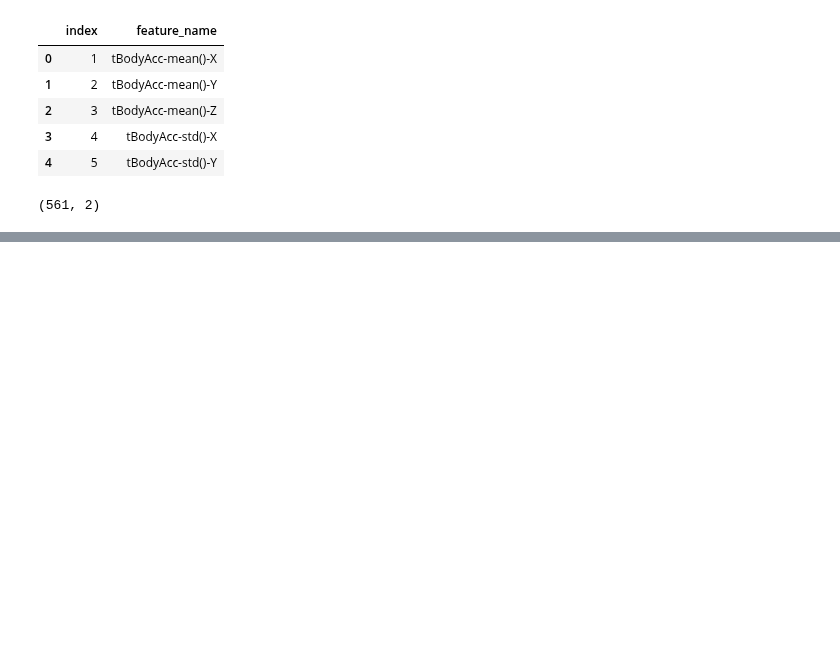
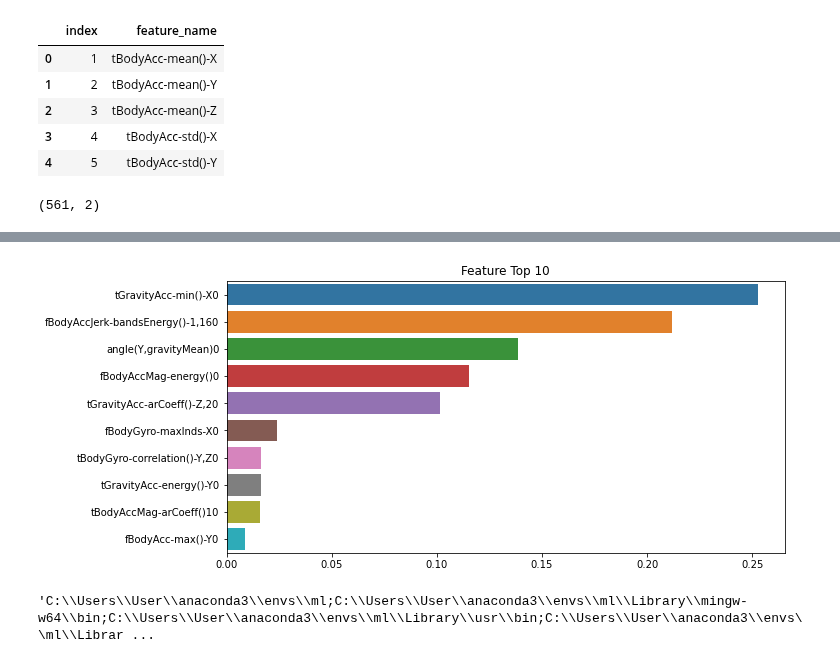
Before and after one commit to soxxun/python, a Jupyter notebook: 20220308/20220308.ipynb, the cells around one changed output, grey strips where cells are left out. Cells and saved outputs as stored; diff of their text form; code cells hidden in the pictures; blank space fills up the shorter version.

```diff
--- a/20220308/20220308.ipynb
+++ b/20220308/20220308.ipynb
@@ -319,0 +368,2 @@ new_feature_name_df.head(50)
+# %%
+grid_cv.fit(x_train,y_train)
@@ -319,0 +409,2 @@ new_feature_name_df.head(50)
+# %%
+best_dt_HAR =  grid_cv.best_estimator_
@@ -319,0 +442,13 @@ new_feature_name_df.head(50)
+# %%
+feature_importance_values = best_dt_HAR.feature_importances_
+feature_importance_values_s = pd.Series(feature_importance_values, index=x_train.columns)
+# %%
+# top 10
+feature_toop10 =  feature_importance_values_s.sort_values(ascending=False)[:10]
+# %%
+plt.figure(figsize=(10,5))
+plt.title('Feature Top 10')
+sns.barplot(x = feature_toop10,y=feature_toop10.index)
+plt.show()
+# %% [output]
+[figure, added]
@@ -319,0 +458,4 @@ new_feature_name_df.head(50)
+# %%
+os.environ["PATH"]
+# %% [output]
+'C:\\Users\\User\\anaconda3\\envs\\ml;C:\\Users\\User\\anaconda3\\envs\\ml\\Library\\mingw-w64\\bin;C:\\Users\\User\\anaconda3\\envs\\ml\\Library\\usr\\bin;C:\\Users\\User\\anaconda3\\envs\\ml\\Librar ...
```
Also changed, not shown: parts of 50 cells of this notebook.
